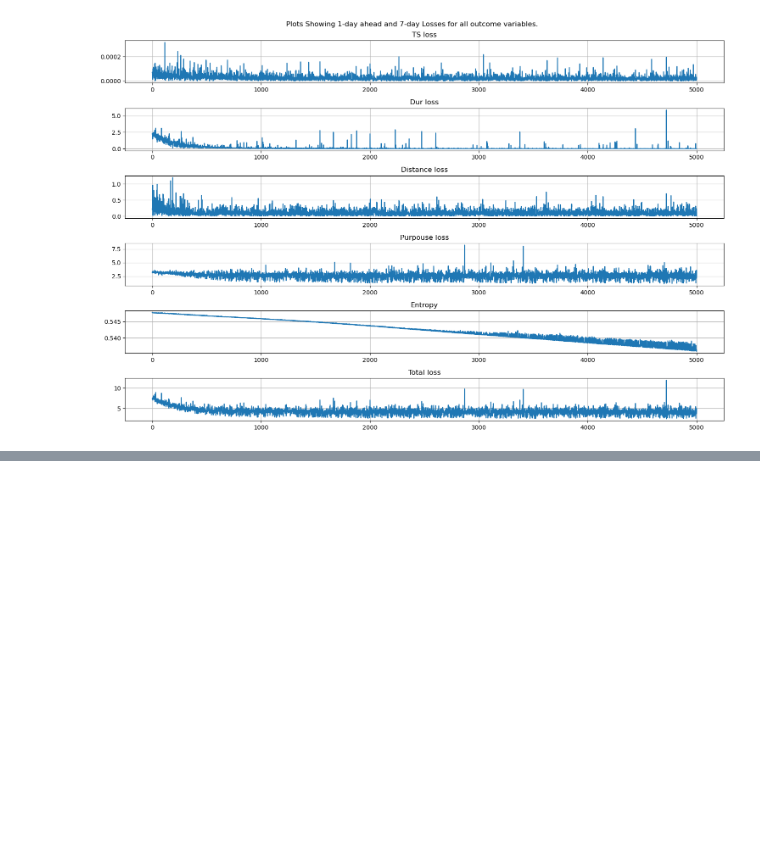
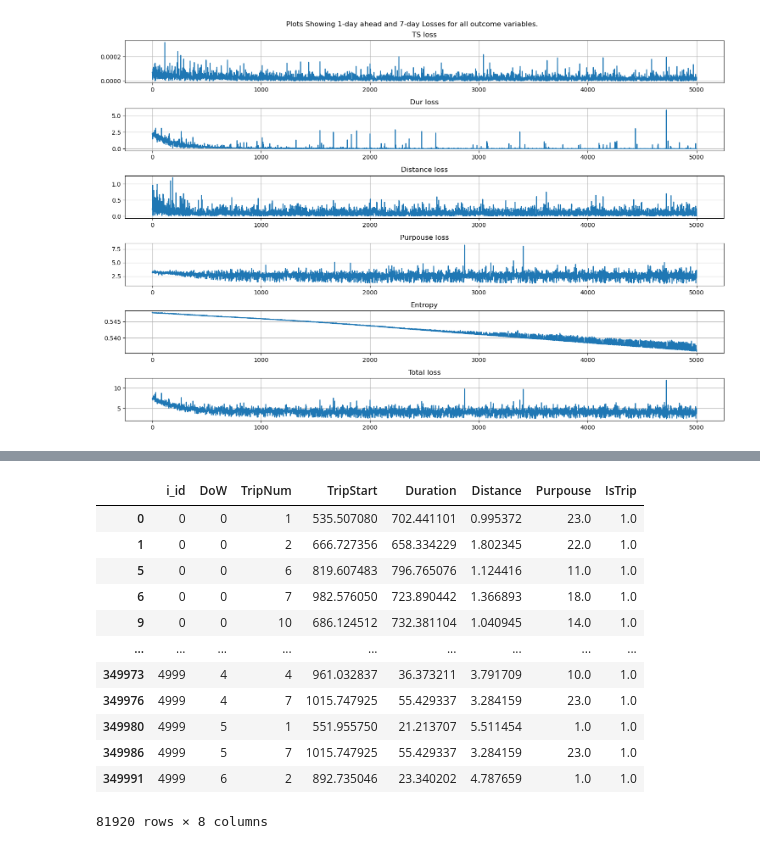
Before and after one commit to andriysinclair/GANS4MOBILITY, a Jupyter notebook: before_duration.ipynb, the cells around one changed output, grey strips where cells are left out. Saved outputs shown, nothing was run; the diff lists cells and outputs as text; code cells hidden in the pictures; blank space fills up the shorter version.

```diff
--- a/before_duration.ipynb
+++ b/before_duration.ipynb
@@ -1210,0 +1254,18 @@ tensor([[1, 1, 0, 0, 0, 0, 0, 0, 0, 0],
+# %%
+long_full_df = long_full_df[long_full_df["Purpouse"] != 0]
+# %%
+long_full_df
+# %% [output]
+|  | i_id | DoW | TripNum | TripStart | Duration | Distance | Purpouse | IsTrip |
+| 0 | 0 | 0 | 1 | 535.507080 | 702.441101 | 0.995372 | 23.0 | 1.0 |
+| 1 | 0 | 0 | 2 | 666.727356 | 658.334229 | 1.802345 | 22.0 | 1.0 |
+| 5 | 0 | 0 | 6 | 819.607483 | 796.765076 | 1.124416 | 11.0 | 1.0 |
+| 6 | 0 | 0 | 7 | 982.576050 | 723.890442 | 1.366893 | 18.0 | 1.0 |
+| 9 | 0 | 0 | 10 | 686.124512 | 732.381104 | 1.040945 | 14.0 | 1.0 |
+| ... | ... | ... | ... | ... | ... | ... | ... | ... |
+| 349973 | 4999 | 4 | 4 | 961.032837 | 36.373211 | 3.791709 | 10.0 | 1.0 |
+| 349976 | 4999 | 4 | 7 | 1015.747925 | 55.429337 | 3.284159 | 23.0 | 1.0 |
+| 349980 | 4999 | 5 | 1 | 551.955750 | 21.213707 | 5.511454 | 1.0 | 1.0 |
+| 349986 | 4999 | 5 | 7 | 1015.747925 | 55.429337 | 3.284159 | 23.0 | 1.0 |
+| 349991 | 4999 | 6 | 2 | 892.735046 | 23.340202 | 4.787659 | 1.0 | 1.0 |
+81920 rows × 8 columns
```
Also changed, not shown: parts of 20 cells of this notebook.
